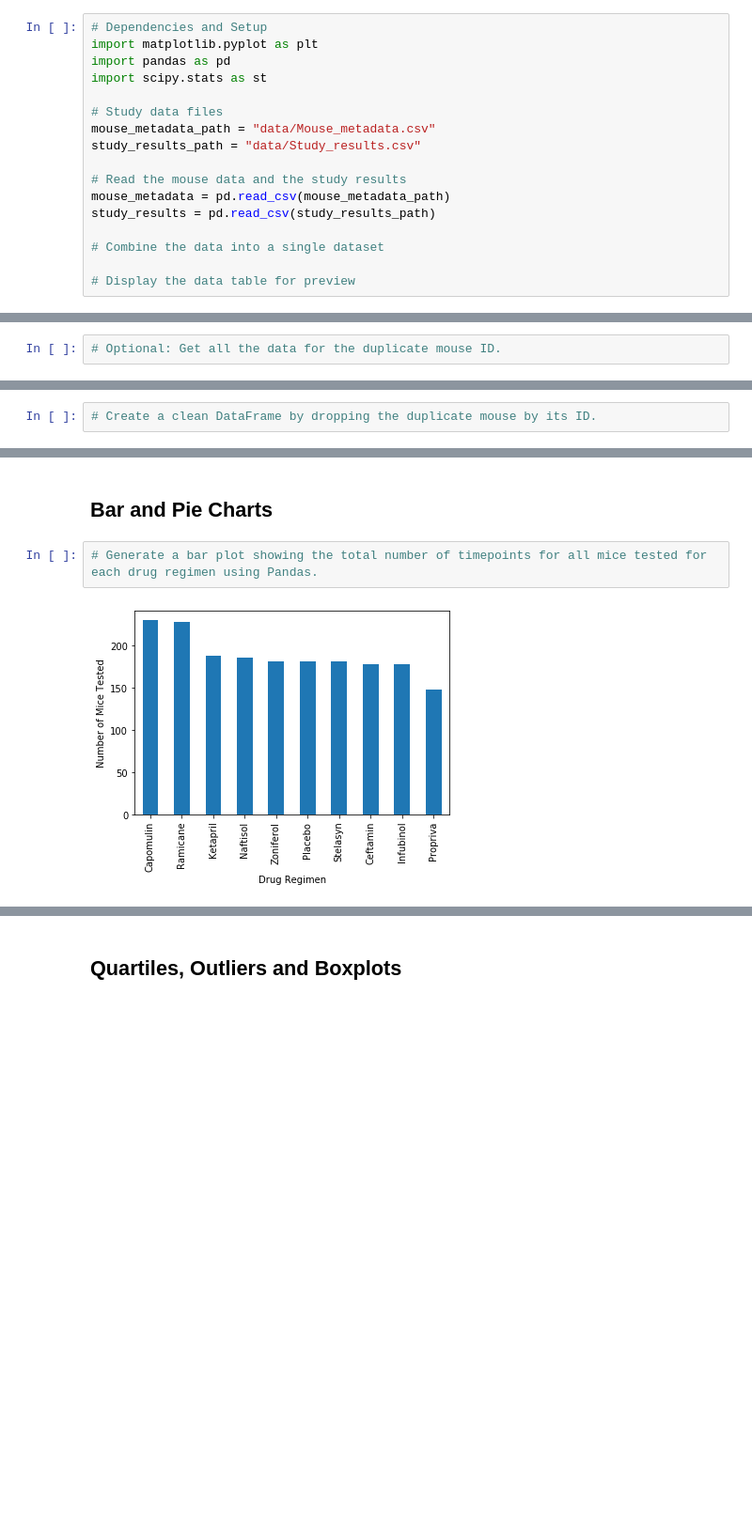
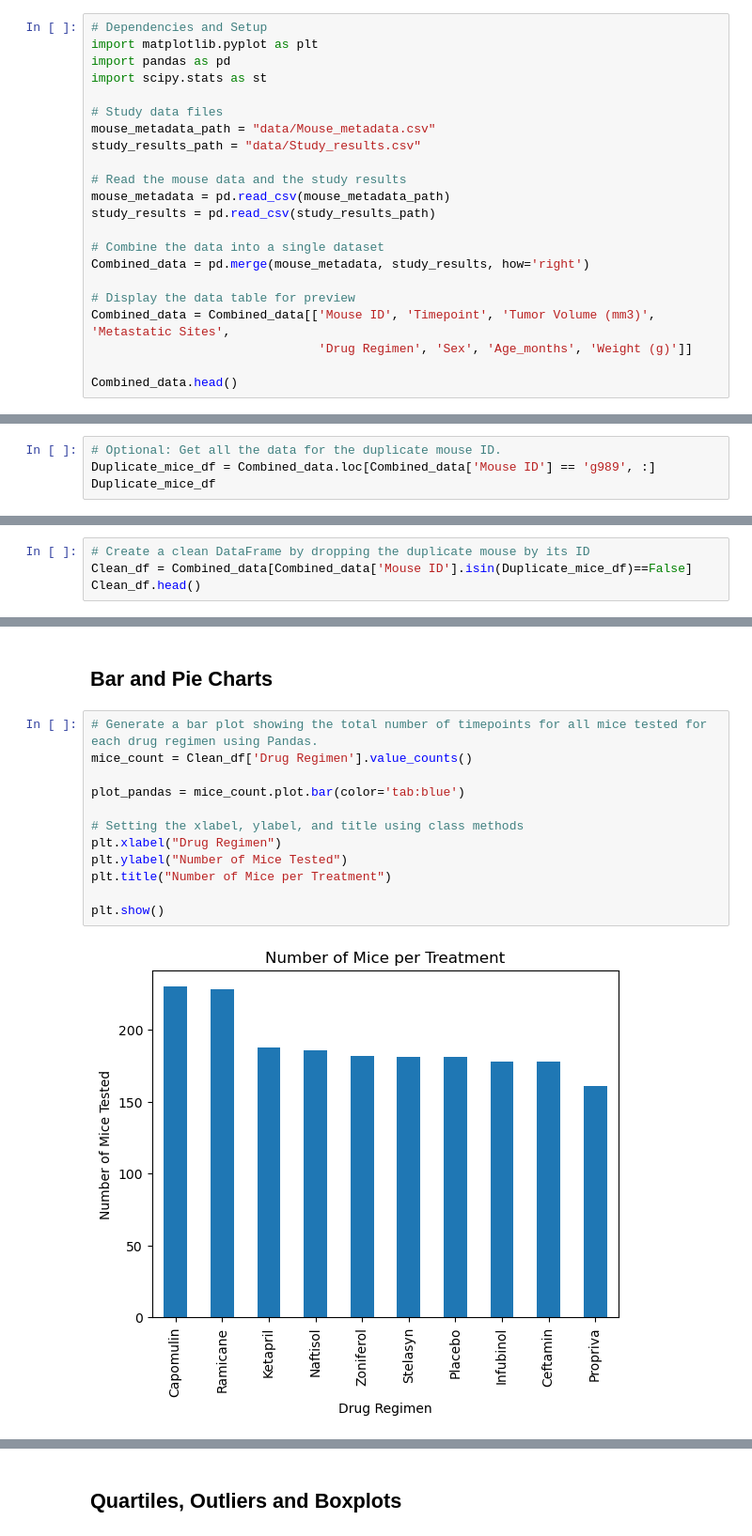
Before and after one commit to flormartinaus/Pymaceuticals-challenge, a Jupyter notebook: Pymaceuticals/pymaceuticals_starter.ipynb, the cells around one changed output, grey strips where cells are left out. Shown at 94% size. Saved outputs shown, nothing was run; the diff lists cells and outputs as text; blank space fills up the shorter version.

```diff
--- a/Pymaceuticals/pymaceuticals_starter.ipynb
+++ b/Pymaceuticals/pymaceuticals_starter.ipynb
@@ -20,8 +20,13 @@ mouse_metadata = pd.read_csv(mouse_metadata_path)
 study_results = pd.read_csv(study_results_path)
 
 # Combine the data into a single dataset
+Combined_data = pd.merge(mouse_metadata, study_results, how='right')
 
 # Display the data table for preview
+Combined_data = Combined_data[['Mouse ID', 'Timepoint', 'Tumor Volume (mm3)', 'Metastatic Sites',
+                               'Drug Regimen', 'Sex', 'Age_months', 'Weight (g)']]
+
+Combined_data.head()
 # %% [output]
 |  | Mouse ID | Timepoint | Tumor Volume (mm3) | Metastatic Sites | Drug Regimen | Sex | Age_months | ... |
 | 0 | b128 | 0 | 45.0 | 0 | Capomulin | Female | 9 | ... |
@@ -39,6 +49,8 @@ study_results = pd.read_csv(study_results_path)
 array(['g989'], dtype=object)
 # %%
 # Optional: Get all the data for the duplicate mouse ID.
+Duplicate_mice_df = Combined_data.loc[Combined_data['Mouse ID'] == 'g989', :]
+Duplicate_mice_df
 # %% [output]
 |  | Mouse ID | Timepoint | Tumor Volume (mm3) | Metastatic Sites | Drug Regimen | Sex | Age_months | ... |
 | 107 | g989 | 0 | 45.000000 | 0 | Propriva | Female | 21 | ... |
@@ -55,7 +67,9 @@ array(['g989'], dtype=object)
 | 1380 | g989 | 30 | 59.082294 | 1 | Propriva | Female | 21 | ... |
 | 1592 | g989 | 35 | 62.570880 | 2 | Propriva | Female | 21 | ... |
 # %%
-# Create a clean DataFrame by dropping the duplicate mouse by its ID.
+# Create a clean DataFrame by dropping the duplicate mouse by its ID
+Clean_df = Combined_data[Combined_data['Mouse ID'].isin(Duplicate_mice_df)==False]
+Clean_df.head()
 # %% [output]
 |  | Mouse ID | Timepoint | Tumor Volume (mm3) | Metastatic Sites | Drug Regimen | Sex | Age_months | ... |
 | 0 | b128 | 0 | 45.0 | 0 | Capomulin | Female | 9 | ... |
@@ -111,5 +146,15 @@ array(['g989'], dtype=object)
 ## Bar and Pie Charts
 # %%
 # Generate a bar plot showing the total number of timepoints for all mice tested for each drug regimen using Pandas.
+mice_count = Clean_df['Drug Regimen'].value_counts()
+
+plot_pandas = mice_count.plot.bar(color='tab:blue')
+
+# Setting the xlabel, ylabel, and title using class methods
+plt.xlabel("Drug Regimen")
+plt.ylabel("Number of Mice Tested")
+plt.title("Number of Mice per Treatment")
+
+plt.show()
 # %% [output]
-[figure, old version]
+[figure, new version]
```
Also changed, not shown: parts of 18 cells of this notebook, 5 other files.
